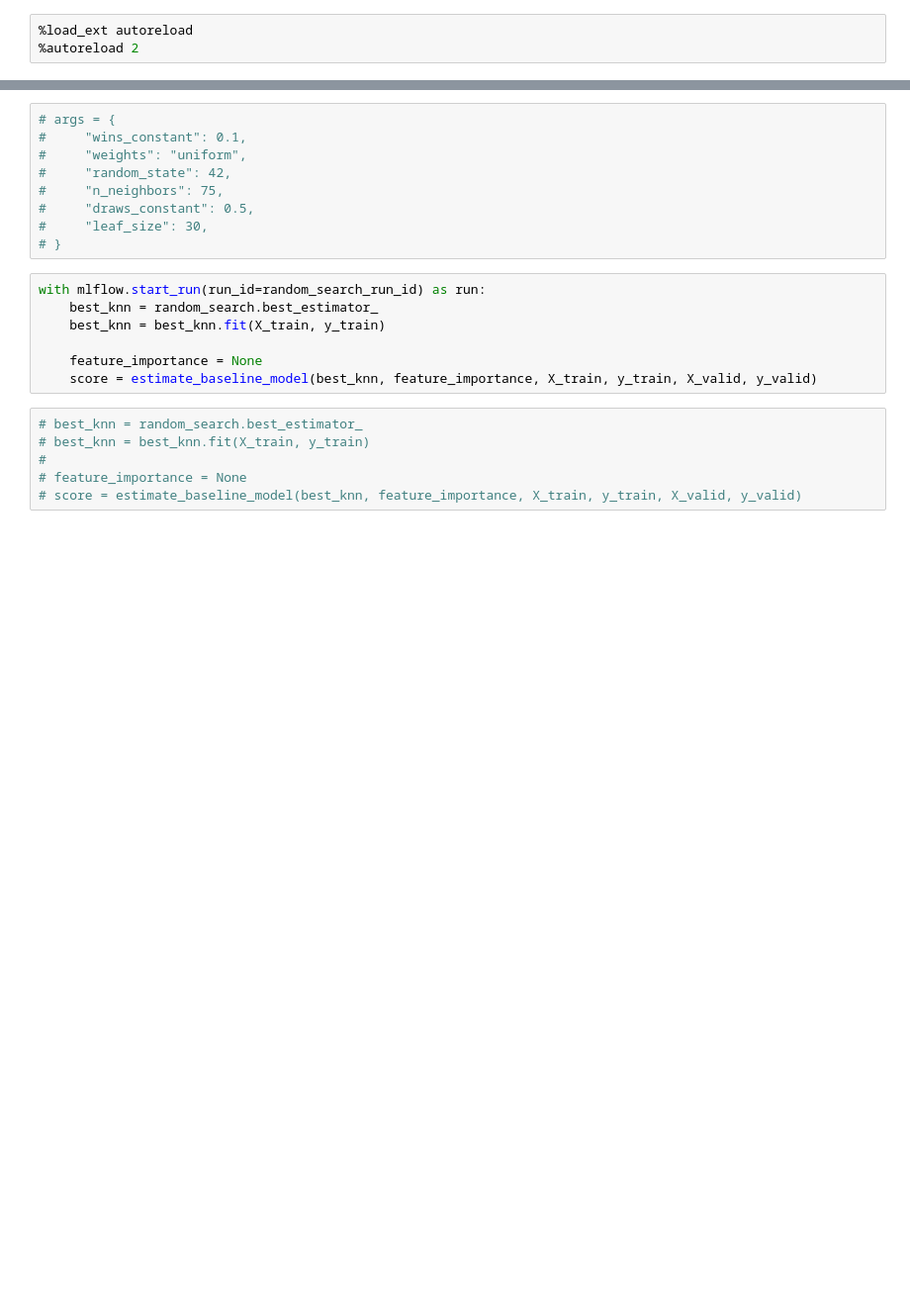
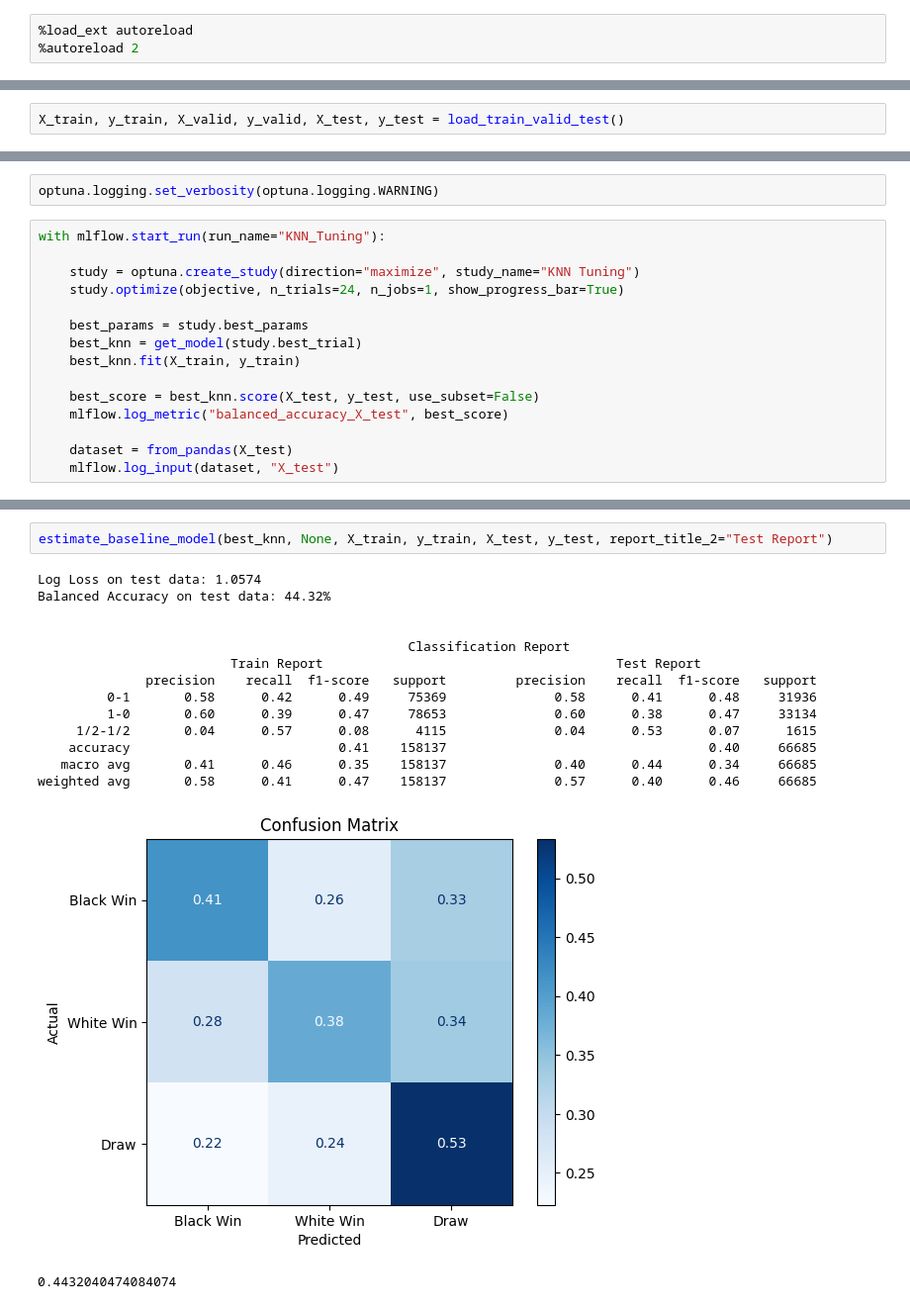
Before and after one commit to Tikhon-Radkevich/Chess-Winner-Prediction, a Jupyter notebook: notebooks/baseline_models/knn.ipynb, the cells around one changed output, grey strips where cells are left out. Shown: that part at 99% size. Cells and saved outputs as stored; diff of their text form; blank space fills up the shorter version.

```diff
--- a/notebooks/baseline_models/knn.ipynb
+++ b/notebooks/baseline_models/knn.ipynb
@@ -152,0 +23,2 @@ random_search.best_params_
+# %%
+X_train, y_train, X_valid, y_valid, X_test, y_test = load_train_valid_test()
@@ -153 +63,18 @@ random_search.best_params_
+# %%
+optuna.logging.set_verbosity(optuna.logging.WARNING)
+# %%
+with mlflow.start_run(run_name="KNN_Tuning"):
+
+    study = optuna.create_study(direction="maximize", study_name="KNN Tuning")
+    study.optimize(objective, n_trials=24, n_jobs=1, show_progress_bar=True)
+
+    best_params = study.best_params
+    best_knn = get_model(study.best_trial)
+    best_knn.fit(X_train, y_train)
+
+    best_score = best_knn.score(X_test, y_test, use_subset=False)
+    mlflow.log_metric("balanced_accuracy_X_test", best_score)
+
+    dataset = from_pandas(X_test)
+    mlflow.log_input(dataset, "X_test")
 # %% [markdown]
@@ -155,22 +82,18 @@ random_search.best_params_
-# %%
-# args = {
-#     "wins_constant": 0.1,
-#     "weights": "uniform",
-#     "random_state": 42,
-#     "n_neighbors": 75,
-#     "draws_constant": 0.5,
-#     "leaf_size": 30,
-# }
-# %%
-with mlflow.start_run(run_id=random_search_run_id) as run:
-    best_knn = random_search.best_estimator_
-    best_knn = best_knn.fit(X_train, y_train)
-
-    feature_importance = None
-    score = estimate_baseline_model(best_knn, feature_importance, X_train, y_train, X_valid, y_valid)
-# %%
-# best_knn = random_search.best_estimator_
-# best_knn = best_knn.fit(X_train, y_train)
-#
-# feature_importance = None
-# score = estimate_baseline_model(best_knn, feature_importance, X_train, y_train, X_valid, y_valid)
+# %%
+estimate_baseline_model(best_knn, None, X_train, y_train, X_test, y_test, report_title_2="Test Report")
+# %% [output]
+Log Loss on test data: 1.0574
+Balanced Accuracy on test data: 44.32%
+
+
+                                                Classification Report
+                         Train Report                                      Test Report
+              precision    recall  f1-score   support         precision    recall  f1-score   support
+         0-1       0.58      0.42      0.49     75369              0.58      0.41      0.48     31936
+         1-0       0.60      0.39      0.47     78653              0.60      0.38      0.47     33134
+     1/2-1/2       0.04      0.57      0.08      4115              0.04      0.53      0.07      1615
+    accuracy                           0.41    158137                                  0.40     66685
+   macro avg       0.41      0.46      0.35    158137              0.40      0.44      0.34     66685
+weighted avg       0.58      0.41      0.47    158137              0.57      0.40      0.46     66685
+[figure, added]
+0.4432040474084074
```
Also changed, not shown: parts of 26 cells of this notebook, 3 other files.
